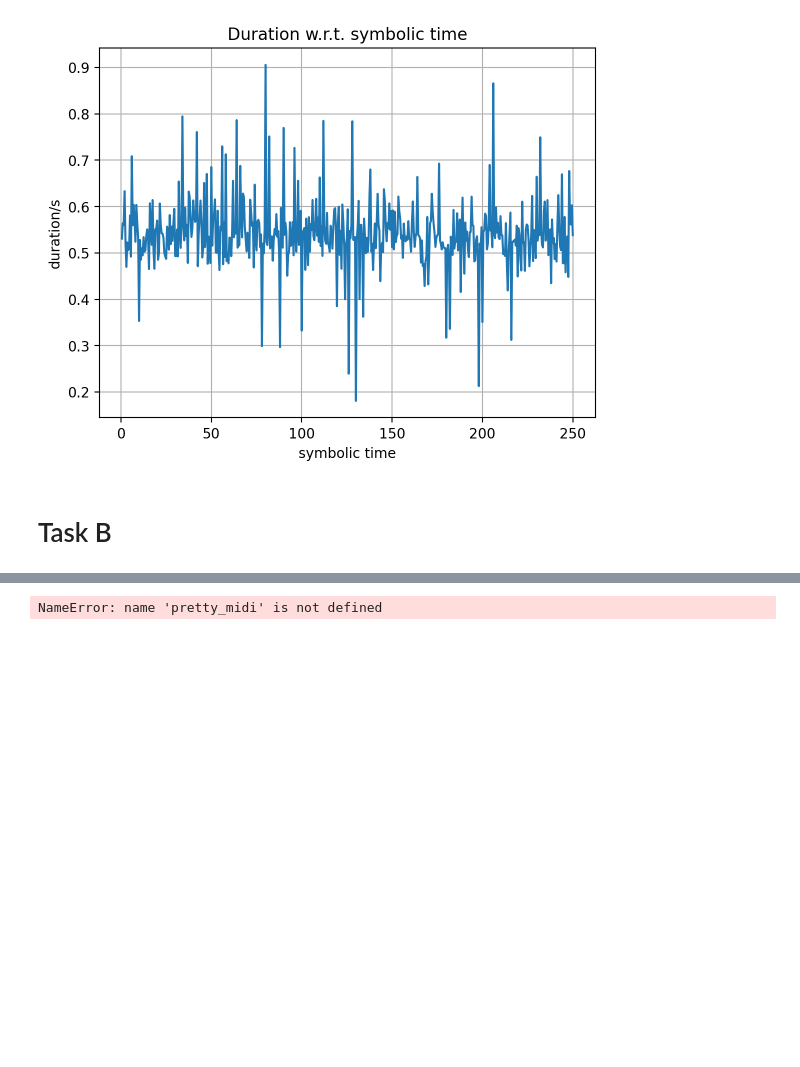
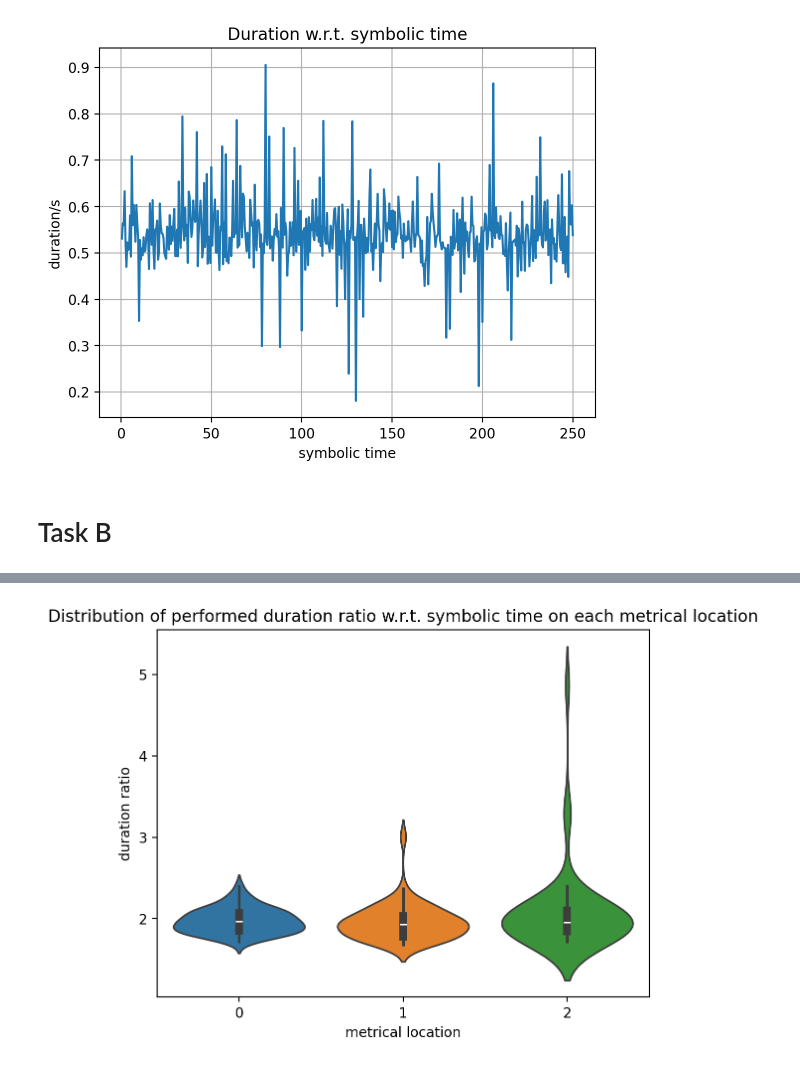
Before and after one commit to mzp0514/DH401_assignment1, a Jupyter notebook: main.ipynb, the cells around one changed output, grey strips where cells are left out. Drawn from its saved outputs; the diff is of its cells as text; code cells hidden in the pictures; blank space fills up the shorter version.

```diff
--- a/main.ipynb
+++ b/main.ipynb
@@ -248,37 +214,27 @@ def get_midi_files(path):
-# %%
-
-path = "asap-dataset/Bach/Italian_concerto/"
-sorted_time_signatures = get_sorted_time_signatures(path)
-
-# Define the expected metrical grid based on the most common time signature
-most_common_time_signature = sorted_time_signatures[0]
-expected_metrical_grid = sorted(all_note_onsets[most_common_time_signature].keys())
-
-# List to store timing deviations
-timing_deviations = []
-midi_files = get_midi_files(path)
-
-for midi_file in midi_files:
-    # Load MIDI file
-    midi_data = pretty_midi.PrettyMIDI(midi_file)
-
-    # Extract notes and their timing information
-    performed_notes = midi_data.instruments[0].notes
-
-    # Calculate timing deviations for each note
-    for note in performed_notes:
-        # Find the closest expected metrical grid position
-        closest_metrical_position = min(expected_metrical_grid, key=lambda x: abs(x - note.start))
-
-        # Calculate timing deviation
-        timing_deviation = note.start - closest_metrical_position
-        timing_deviations.append(timing_deviation)
-
-# Plotting the distribution of timing deviations across the metrical grid
-plt.figure(figsize=(10, 6))
-plt.hist(timing_deviations, bins=len(expected_metrical_grid), range=(min(expected_metrical_grid), max(expected_metrical_grid)), color='skyblue', edgecolor='black')
-plt.xlabel('Metrical Grid Position (Beat)')
-plt.ylabel('Deviation (Seconds)')
-plt.title('Distribution of Timing Deviations Across the Metrical Grid')
-# %% [output]
-NameError: name 'pretty_midi' is not defined
+# %%
+import seaborn as sns
+
+score_annotation_path = 'asap-dataset/Bach/Italian_concerto/midi_score_annotations.txt'
+perf_annotation_path = 'asap-dataset/Bach/Italian_concerto/KyykhynenT03_annotations.txt'
+
+beat_cnt, time_signature, durations, beats = parse_annotation(perf_annotation_path)
+_, _, score_durations, _ = parse_annotation(score_annotation_path)
+
+
+# get the duration ratios w.r.t. the symbolic duration
+duration_ratios = [x / y for x, y in zip(durations, score_durations)]
+
+# get the duration ratios of each metrical location in this piece
+duration_ratios_of_beats = [[duration_ratios[i] for i in range(len(beats)) if beats[i] == beat_id] for beat_id in range(1, beat_cnt + 1)]
+
+duration_of_beats = [[durations[i] for i in range(len(beats)) if beats[i] == beat_id] for beat_id in range(1, beat_cnt + 1)]
+
+sns.violinplot(data=duration_of_beats)
+
+plt.xlabel('metrical location')
+plt.ylabel('duration ratio')
+plt.title('Distribution of performed duration ratio w.r.t. symbolic time on each metrical location')
+
+plt.savefig('violinplot.png')
+# %% [output]
+[figure, added]
```
Also changed, not shown: parts of 3 cells of this notebook, 1 other file.
